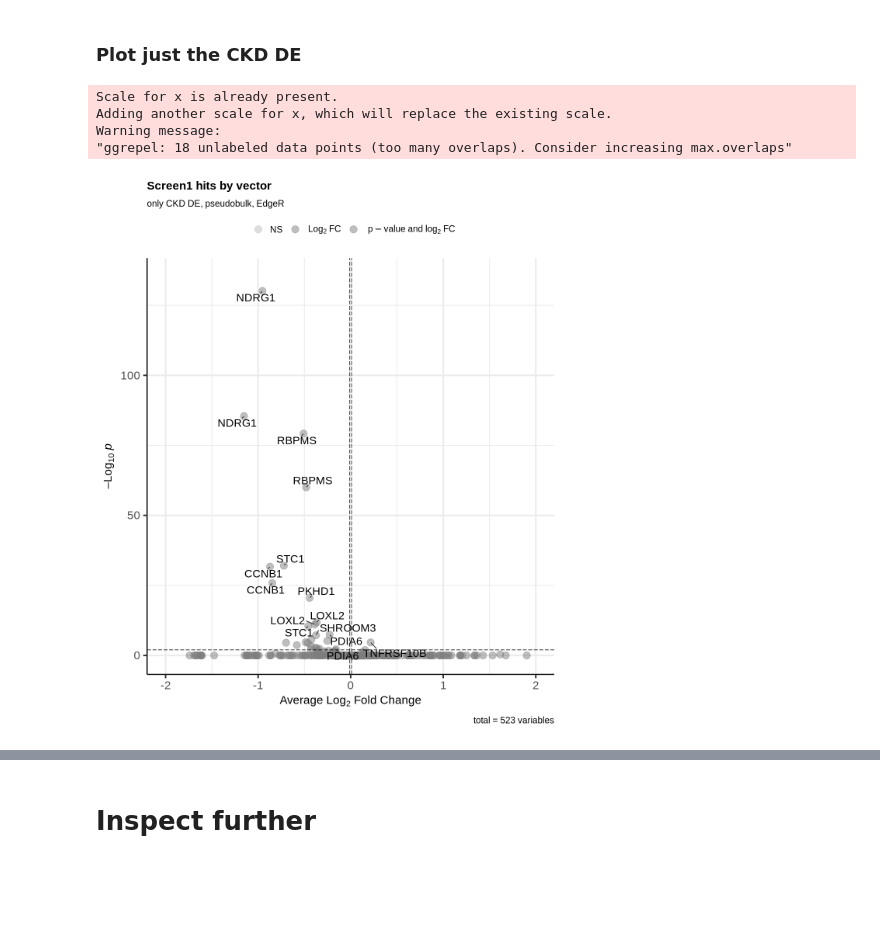
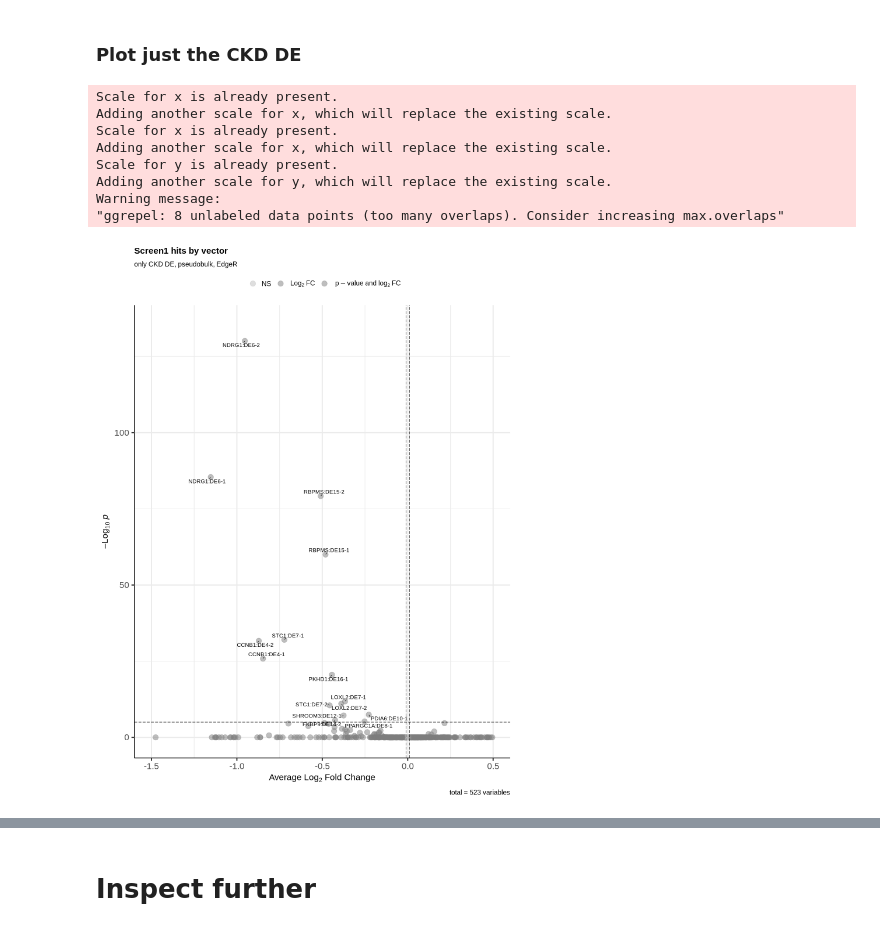
Before and after one commit to ucsf-lgr/ckd-workflow, a Jupyter notebook: secondary/04_DE_by_plasmid_Pseudobulk_Only_Neigbors_v2_refactored.ipynb, the cells around one changed output, grey strips where cells are left out. Saved outputs shown, nothing was run; the diff lists cells and outputs as text; code cells hidden in the pictures; blank space fills up the shorter version.

Commit message:
pseudobulk updates

```diff
--- a/secondary/04_DE_by_plasmid_Pseudobulk_Only_Neigbors_v2_refactored.ipynb
+++ b/secondary/04_DE_by_plasmid_Pseudobulk_Only_Neigbors_v2_refactored.ipynb
@@ -44,7 +54,6 @@ plan("multicore", workers = 64)
 # %%
 if(!exists("papermill_run")) {
     prj_name = "Screen1"
-    data_subdir_suffixes = "L1,L2,L3,L4"
     secondary_a_path = "/home/vsevim/prj/1012-ckd/S1/analysis/secondary/"
     save_seurat_h5 = "YES"
     de_testing = "NEIGHBORHOOD"
@@ -547,7 +556,6 @@ for (i in 1:nrow(df_targets)) {
     } else {
         cat(red("No cells found:"), paste(guides_on_plasmid, collapse=","),"\n")
     }
-    break
 }
 # %% [output]
 ANPEP : CD13-1a,CD13-1b
@@ -1005,30 +1123,56 @@ Warning message:
 # %%
 de_filter = (df_neighbor_de$label == 'CKD DE')
 df_neighbor_de_subset = df_neighbor_de[de_filter ,]
+df_neighbor_de_subset$plot_label = paste0(df_neighbor_de_subset$de_gene, ":", df_neighbor_de_subset$plasmid)
 
-options(repr.plot.width = 10, repr.plot.height = 12)
+options(repr.plot.width = 12, repr.plot.height = 16)
 p1 = EnhancedVolcano(df_neighbor_de_subset,
-                lab = df_neighbor_de_subset$de_gene,
+                lab = df_neighbor_de_subset$plot_label,
                 x ="logFC",
                 y = "p_val_adj_mine",
                 title = paste(prj_name, 'hits by vector'),
                 subtitle = 'only CKD DE, pseudobulk, EdgeR',
                 col = 'gray',
                 drawConnectors = TRUE,
                 arrowheads = FALSE,
-                pCutoff = 10e-3,
+                pCutoff = 1e-5,
                 FCcutoff = logfc_threshold,
                 pointSize = 5.0,
-                labSize = 6.0
+                labSize = 4.0
                 ) +
-                xlim(-2, 2) +
+                xlim(-1.5, 0.5) +
+                xlab(expression(paste("Average ", Log[2], " Fold Change"))) +
+                ylab(expression(paste("\u2013", Log[10], " ", italic(p))))
+
+
+p2 = EnhancedVolcano(df_neighbor_de_subset,
+                lab = df_neighbor_de_subset$plot_label,
+                x ="logFC",
+                y = "p_val_adj_mine",
+                title = paste(prj_name, 'hits by vector'),
+                subtitle = 'only CKD DE, pseudobulk, EdgeR',
+                col = 'gray',
+                drawConnectors = TRUE,
+                arrowheads = FALSE,
+                pCutoff = 0.05,
+                FCcutoff = logfc_threshold,
+                pointSize = 5.0,
+                labSize = 4.0
+                ) +
+                xlim(-1., 0.5) +
+                ylim(0, 22) +
                 xlab(expression(paste("Average ", Log[2], " Fold Change"))) +
                 ylab(expression(paste("\u2013", Log[10], " ", italic(p))))
 
 p1
+p2
 # %% [output]
 Scale for x is already present.
 Adding another scale for x, which will replace the existing scale.
+Scale for x is already present.
+Adding another scale for x, which will replace the existing scale.
+Scale for y is already present.
+Adding another scale for y, which will replace the existing scale.
 Warning message:
-"ggrepel: 18 unlabeled data points (too many overlaps). Consider increasing max.overlaps"
+"ggrepel: 8 unlabeled data points (too many overlaps). Consider increasing max.overlaps"
-[figure, old version]
+[figure, new version]
```
Also changed, not shown: parts of 10 cells of this notebook, 2 other files.
